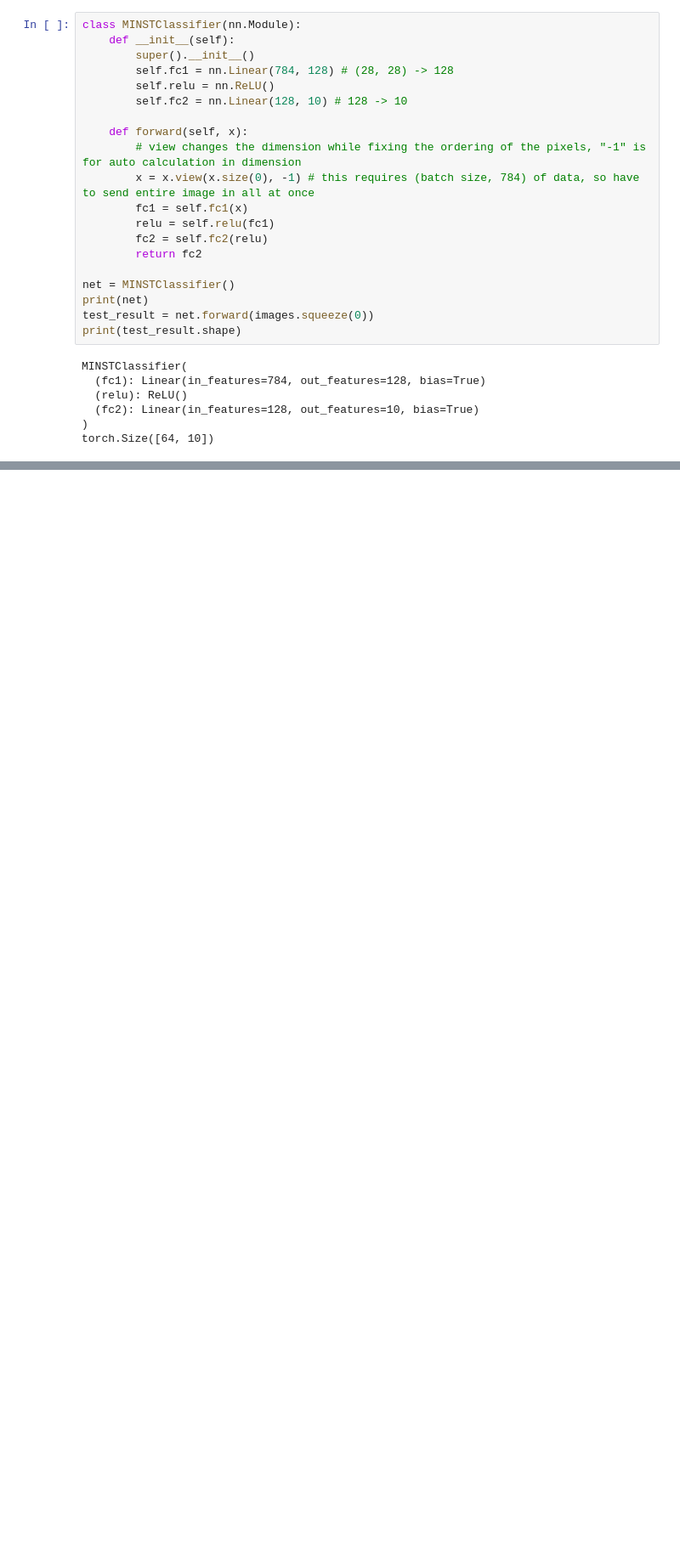
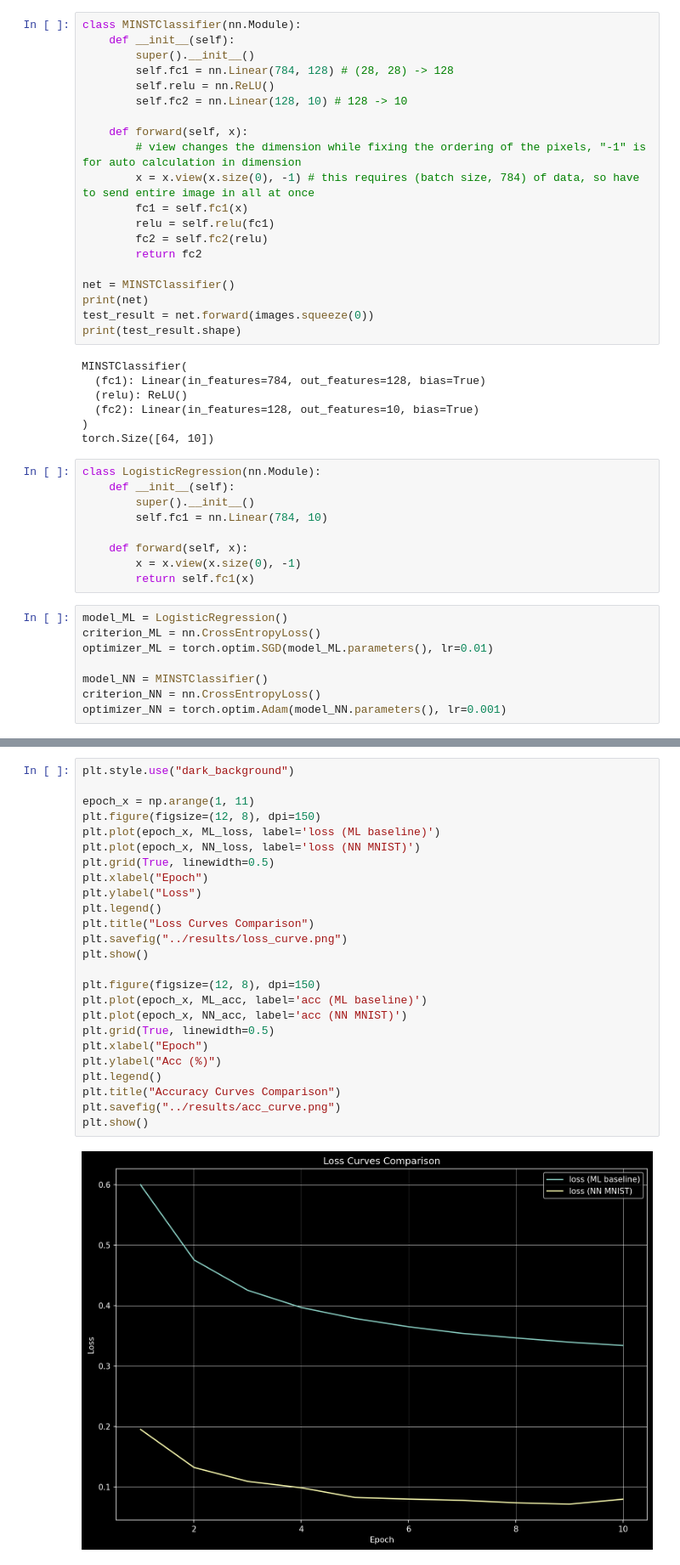
Before and after one commit to Ryan0522/MNIST_PyTorch, a Jupyter notebook: notebooks/MNIST.ipynb, the cells around one changed output, grey strips where cells are left out. Shown at 85% size. Drawn from its saved outputs; the diff is of its cells as text; blank space fills up the shorter version.

Commit message:
Finish modeling in ipynb

```diff
--- a/notebooks/MNIST.ipynb
+++ b/notebooks/MNIST.ipynb
@@ -76,3 +92,20 @@ MINSTClassifier(
   (fc2): Linear(in_features=128, out_features=10, bias=True)
 )
 torch.Size([64, 10])
+# %%
+class LogisticRegression(nn.Module):
+    def __init__(self):
+        super().__init__()
+        self.fc1 = nn.Linear(784, 10)
+
+    def forward(self, x):
+        x = x.view(x.size(0), -1)
+        return self.fc1(x)
+# %%
+model_ML = LogisticRegression()
+criterion_ML = nn.CrossEntropyLoss()
+optimizer_ML = torch.optim.SGD(model_ML.parameters(), lr=0.01)
+
+model_NN = MINSTClassifier()
+criterion_NN = nn.CrossEntropyLoss()
+optimizer_NN = torch.optim.Adam(model_NN.parameters(), lr=0.001)
@@ -78,0 +199,27 @@ torch.Size([64, 10])
+# %%
+plt.style.use("dark_background")
+
+epoch_x = np.arange(1, 11)
+plt.figure(figsize=(12, 8), dpi=150)
+plt.plot(epoch_x, ML_loss, label='loss (ML baseline)')
+plt.plot(epoch_x, NN_loss, label='loss (NN MNIST)')
+plt.grid(True, linewidth=0.5)
+plt.xlabel("Epoch")
+plt.ylabel("Loss")
+plt.legend()
+plt.title("Loss Curves Comparison")
+plt.savefig("../results/loss_curve.png")
+plt.show()
+
+plt.figure(figsize=(12, 8), dpi=150)
+plt.plot(epoch_x, ML_acc, label='acc (ML baseline)')
+plt.plot(epoch_x, NN_acc, label='acc (NN MNIST)')
+plt.grid(True, linewidth=0.5)
+plt.xlabel("Epoch")
+plt.ylabel("Acc (%)")
+plt.legend()
+plt.title("Accuracy Curves Comparison")
+plt.savefig("../results/acc_curve.png")
+plt.show()
+# %% [output]
+[figure, added]
```
Also changed, not shown: parts of 8 cells of this notebook, 4 other files.
